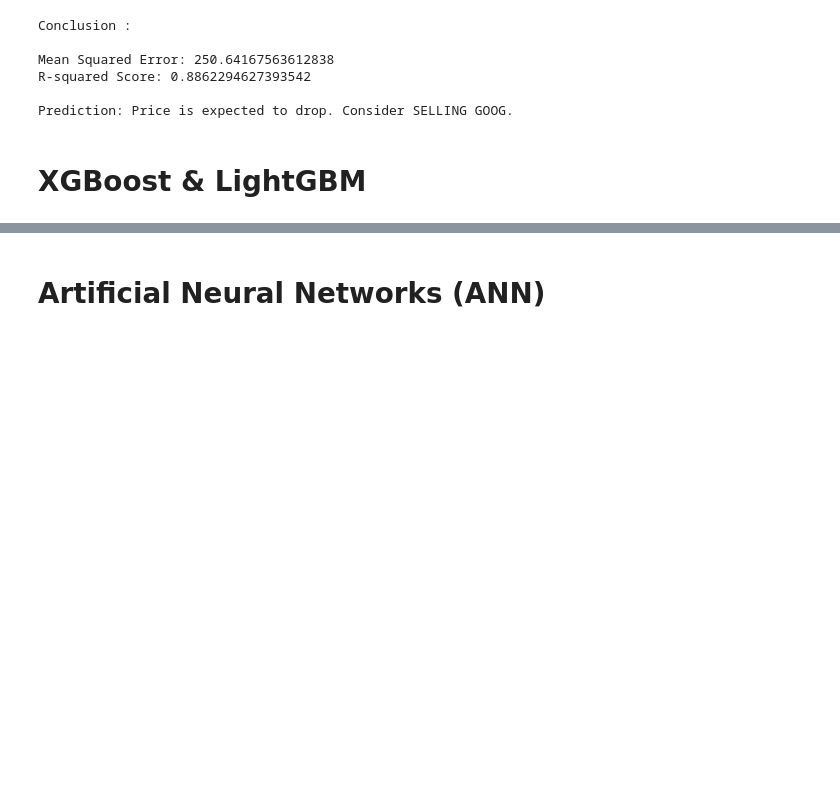
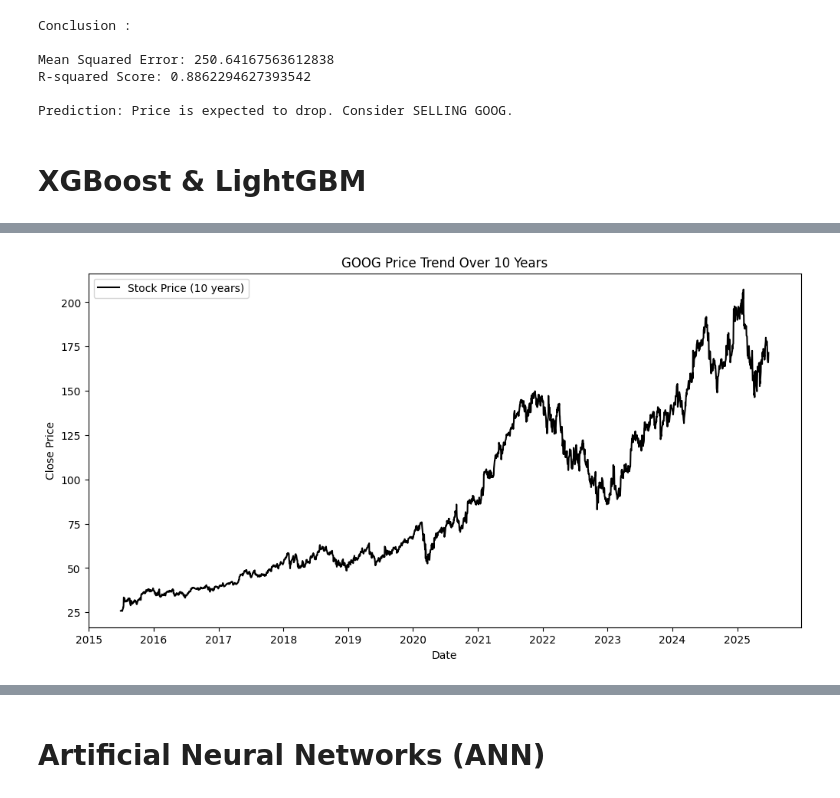
Before and after one commit to Hello-Kitty-1311/Stock-Analysis-V1, a Jupyter notebook: code.ipynb, the cells around one changed output, grey strips where cells are left out. Cells and saved outputs as stored; diff of their text form; code cells hidden in the pictures; blank space fills up the shorter version.

Commit message:
XGBoost & LightGBM

```diff
--- a/code.ipynb
+++ b/code.ipynb
@@ -583,0 +582,81 @@ Prediction: Price is expected to drop. Consider SELLING GOOG.
+# %%
+# Fetch 10-year historical data
+data = history[['Close']].dropna()
+data = data[-2520:]  # Approx. 252 trading days per year * 10 years
+data['Returns'] = data['Close'].pct_change()
+data.dropna(inplace=True)
+data['Future_Close'] = data['Close'].shift(-1)  # Renamed to avoid issues
+data.dropna(inplace=True)
+
+X = data[['Close', 'Returns']]
+y = data['Future_Close']
+
+X_train, X_test, y_train, y_test = train_test_split(X, y, test_size=0.2, random_state=42)
+
+# Convert MultiIndex columns to a standard Index
+if isinstance(X_train.columns, pd.MultiIndex):
+    X_train.columns = ['_'.join(col).strip() for col in X_train.columns]
+    X_test.columns = ['_'.join(col).strip() for col in X_test.columns]
+
+# Rename columns to remove special characters
+X_train.columns = [re.sub(r'[^a-zA-Z0-9_]', '', col) for col in X_train.columns]
+X_test.columns = [re.sub(r'[^a-zA-Z0-9_]', '', col) for col in X_test.columns]
+
+# XGBoost Model
+xgb_model = xgb.XGBRegressor(objective='reg:squarederror', n_estimators=100)
+xgb_model.fit(X_train, y_train)
+xgb_preds = xgb_model.predict(X_test)
+
+xgb_rmse = np.sqrt(mean_squared_error(y_test, xgb_preds))
+xgb_r2 = r2_score(y_test, xgb_preds)
+print("\nXGBoost Model :\n")
+print(f"XGBoost RMSE: {xgb_rmse}")
+print(f"XGBoost R2 Score: {xgb_r2}\n")
+
+# LightGBM Model
+lgb_model = lgb.LGBMRegressor(n_estimators=100)
+lgb_model.fit(X_train, y_train)
+lgb_preds = lgb_model.predict(X_test)
+
+lgb_rmse = np.sqrt(mean_squared_error(y_test, lgb_preds))
+lgb_r2 = r2_score(y_test, lgb_preds)
+print("\nLightGBM Model :\n")
+print(f"LightGBM RMSE: {lgb_rmse}")
+print(f"LightGBM R2 Score: {lgb_r2}\n")
+
+# Price Graph Over 10 Years
+print(f"\n{stock_ticker} Price Trend Over 10 Years :\n")
+plt.figure(figsize=(12,6))
+plt.plot(data.index, data['Close'], label="Stock Price (10 years)", color='black')
+plt.title(f"{stock_ticker} Price Trend Over 10 Years")
+plt.xlabel("Date")
+plt.ylabel("Close Price")
+plt.legend()
+plt.show()
+
+# Graph Comparing Actual vs Predicted Prices
+print(f"\n{stock_ticker} Actual vs Predicted Prices :\n")
+plt.figure(figsize=(12,6))
+plt.plot(y_test.values, label="Actual Price", color='black')
+plt.plot(xgb_preds, label="XGBoost Predicted", linestyle='dashed', color='blue')
+plt.plot(lgb_preds, label="LightGBM Predicted", linestyle='dashed', color='green')
+plt.title("Actual vs Predicted Stock Prices")
+plt.legend()
+plt.show()
+
+# Conclusion on Buy or Sell Decision
+latest_close = history['Close'].iloc[-1].item()  # Ensure scalar value
+xgb_latest_pred = xgb_preds[-1]
+lgb_latest_pred = lgb_preds[-1]
+
+print("\nConclusion :\n")
+if xgb_latest_pred > latest_close and lgb_latest_pred > latest_close:
+    print(f"Both models predict an upward trend. Suggested action: BUY {stock_ticker}.")
+    xgboost_lightgbm_model = "Buy"
+elif xgb_latest_pred < latest_close and lgb_latest_pred < latest_close:
+    print(f"Both models predict a downward trend. Suggested action: SELL {stock_ticker}.")
+    xgboost_lightgbm_model = "Sell"
+else:
+    print(f"Models have mixed predictions. Suggested action: HOLD {stock_ticker}, observe further.")
+    xgboost_lightgbm_model = "Hold"
+# %% [output]
@@ -583,0 +681 @@ Prediction: Price is expected to drop. Consider SELLING GOOG.
+[figure, added]
```
Also changed, not shown: parts of 2 cells of this notebook.
